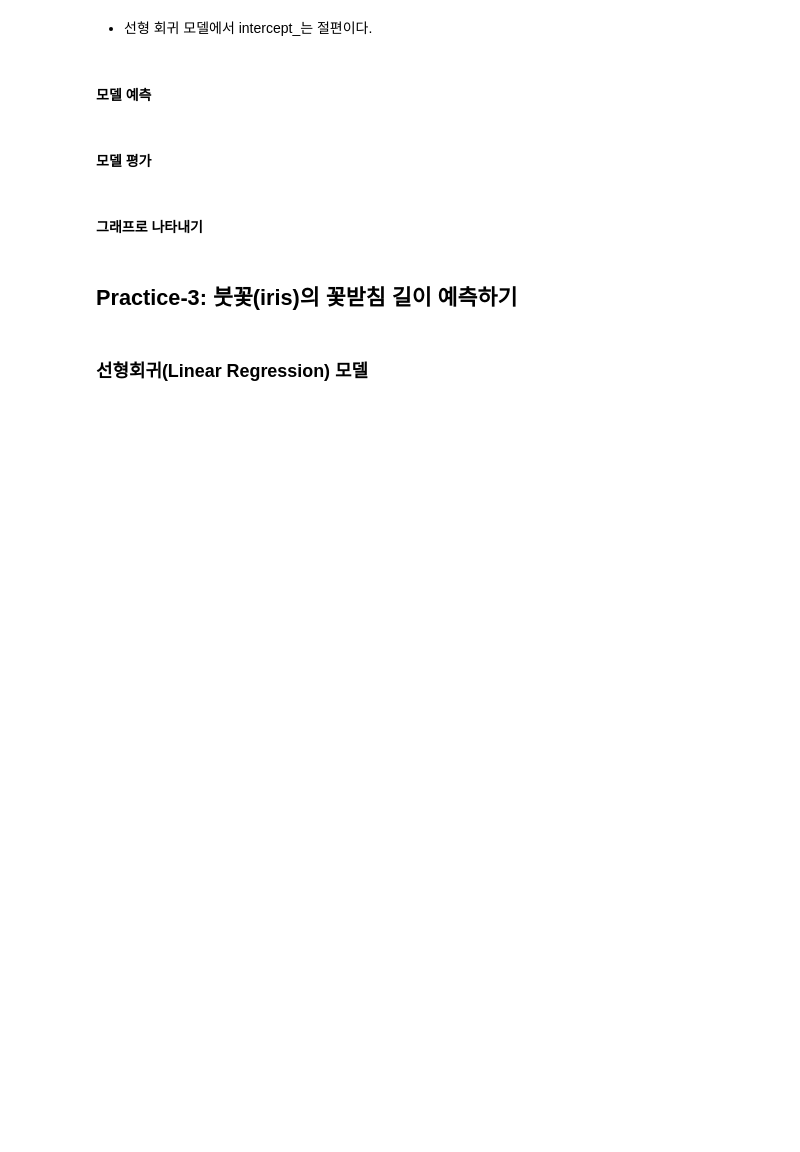
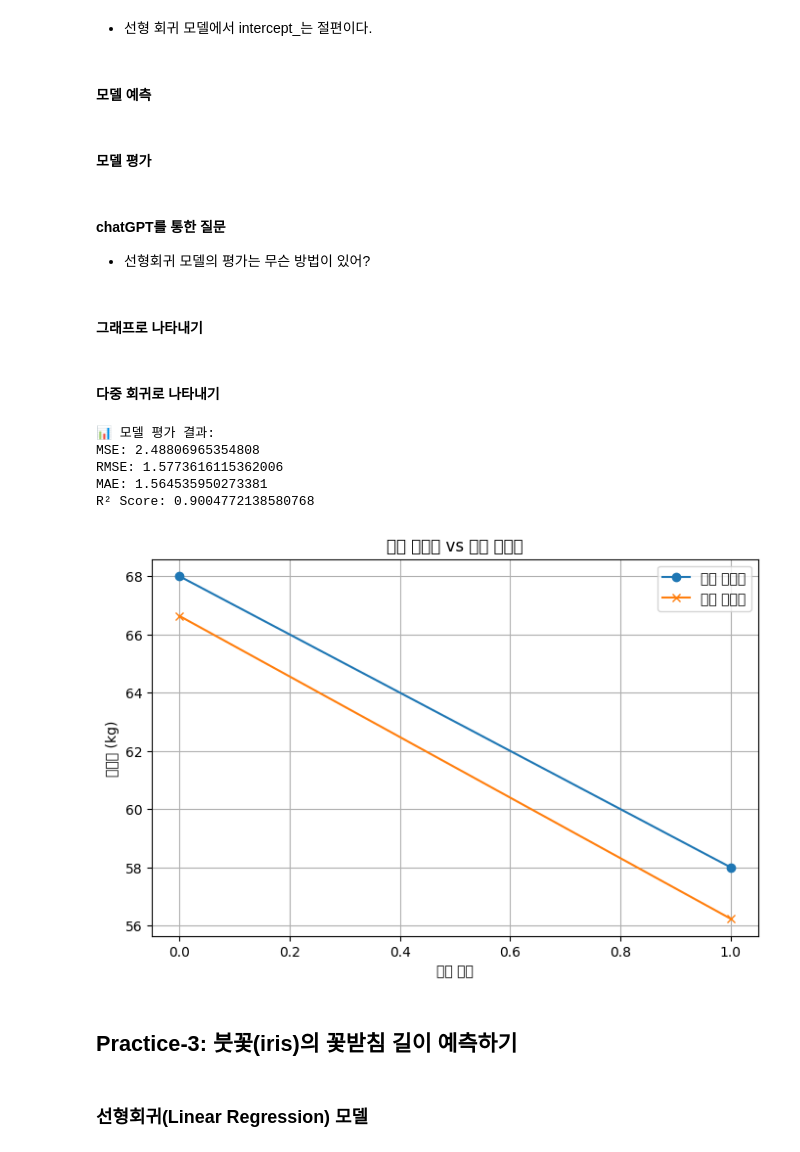
Before and after one commit to HaesunByun/AISW, a Jupyter notebook: _sources/A2025_Day9S.ipynb, the cells around one changed output. Saved outputs shown, nothing was run; the diff lists cells and outputs as text; code cells hidden in the pictures; blank space fills up the shorter version.

```diff
--- a/_sources/A2025_Day9S.ipynb
+++ b/_sources/A2025_Day9S.ipynb
@@ -121,0 +133,5 @@
+# %%
+import matplotlib.pyplot as plt
+import numpy as np
+
+plt.rc('font', family='NanumBarunGothic')
@@ -329,5 +350,9 @@ print(y_pred)
 # %%
 score = regr.score(X, y)
 score
+# %% [markdown]
+#### chatGPT를 통한 질문
+
+- 선형회귀 모델의 평가는 무슨 방법이 있어?
 # %% [markdown]
 #### 그래프로 나타내기
@@ -334,3 +369,60 @@ score
+# %% [markdown]
+#### 다중 회귀로 나타내기
+# %%
+import pandas as pd
+import numpy as np
+import matplotlib.pyplot as plt
+from sklearn.linear_model import LinearRegression
+from sklearn.metrics import mean_squared_error, mean_absolute_error, r2_score
+from sklearn.model_selection import train_test_split
+
+# 1. 데이터 생성
+data = {
+    '키(cm)': [160, 165, 170, 175, 180, 168, 172, 158, 177, 182],
+    '나이(세)': [16, 17, 18, 17, 16, 18, 16, 17, 18, 16],
+    '주간운동시간(시간)': [2, 4, 1, 5, 3, 2, 4, 1, 6, 3],
+    '몸무게(kg)': [52, 58, 60, 65, 70, 59, 63, 50, 68, 72]
+}
+df = pd.DataFrame(data)
+
+# 2. 독립변수(X), 종속변수(y)
+X = df[['키(cm)', '나이(세)', '주간운동시간(시간)']]
+y = df['몸무게(kg)']
+
+# 3. 학습용/테스트용 데이터 분할
+X_train, X_test, y_train, y_test = train_test_split(X, y, test_size=0.2, random_state=42)
+
+# 4. 모델 생성 및 학습
+model = LinearRegression()
+model.fit(X_train, y_train)
+
+# 5. 예측
+y_pred = model.predict(X_test)
+
+# 6. 평가
+print("📊 모델 평가 결과:")
+print("MSE:", mean_squared_error(y_test, y_pred))
+print("RMSE:", np.sqrt(mean_squared_error(y_test, y_pred)))
+print("MAE:", mean_absolute_error(y_test, y_pred))
+print("R² Score:", r2_score(y_test, y_pred))
+
+# 7. 시각화 (실제값 vs 예측값)
+plt.figure(figsize=(8, 5))
+plt.plot(range(len(y_test)), y_test.values, label='실제 몸무게', marker='o')
+plt.plot(range(len(y_pred)), y_pred, label='예측 몸무게', marker='x')
+plt.title("실제 몸무게 vs 예측 몸무게")
+plt.xlabel("샘플 번호")
+plt.ylabel("몸무게 (kg)")
+plt.legend()
+plt.grid(True)
+plt.show()
+# %% [output]
+📊 모델 평가 결과:
+MSE: 2.48806965354808
+RMSE: 1.5773616115362006
+MAE: 1.564535950273381
+R² Score: 0.9004772138580768
+[figure, added]
 # %% [markdown]
 ## Practice-3: 붓꽃(iris)의 꽃받침 길이 예측하기
 # %% [markdown]
```
Also changed, not shown: parts of 11 cells of this notebook.
